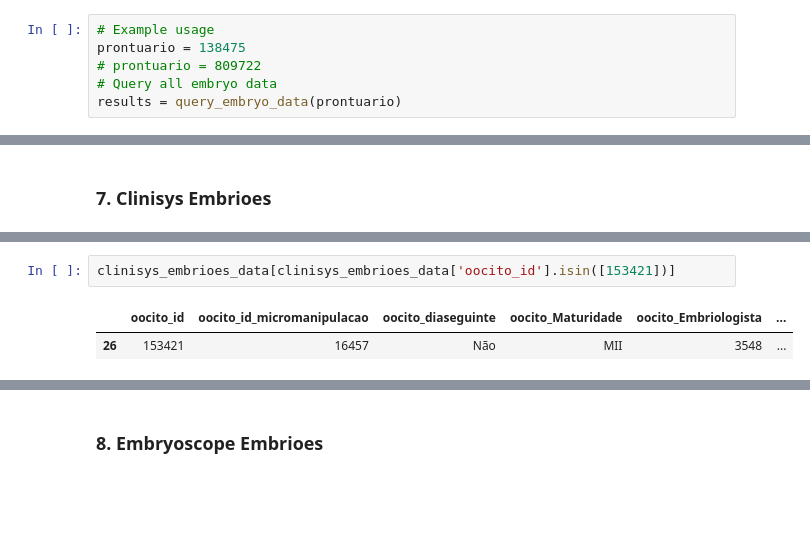
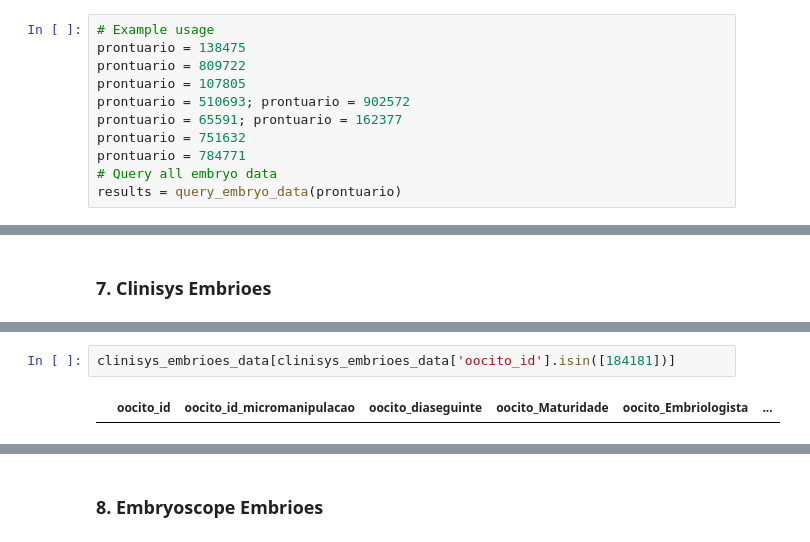
Before and after one commit to bobbypestana/embryoscope-extraction, a Jupyter notebook: data_lake_scripts/explore/query_embryo_data_v1.ipynb, the cells around one changed output, grey strips where cells are left out. Cells and saved outputs as stored; diff of their text form; blank space fills up the shorter version.

```diff
--- a/data_lake_scripts/explore/query_embryo_data_v1.ipynb
+++ b/data_lake_scripts/explore/query_embryo_data_v1.ipynb
@@ -335,7 +335,12 @@ def query_embryo_data(prontuario):
 # %%
 # Example usage
 prontuario = 138475
-# prontuario = 809722
+prontuario = 809722
+prontuario = 107805
+prontuario = 510693; prontuario = 902572
+prontuario = 65591; prontuario = 162377
+prontuario = 751632
+prontuario = 784771
 # Query all embryo data
 results = query_embryo_data(prontuario)
 # %% [output]
@@ -503,8 +465,7 @@ Records: 37
 # %%
-clinisys_embrioes_data[clinisys_embrioes_data['oocito_id'].isin([153421])]
+clinisys_embrioes_data[clinisys_embrioes_data['oocito_id'].isin([184181])]
 # %% [output]
 |  | oocito_id | oocito_id_micromanipulacao | oocito_diaseguinte | oocito_Maturidade | oocito_Embriologista | ... |
-| 26 | 153421 | 16457 | Não | MII | 3548 | ... |
 # %%
 colunas = [
     'oocito_id','oocito_id_micromanipulacao', 'oocito_embryo_number', 'oocito_TCD',
```
Also changed, not shown: parts of 18 cells of this notebook, 15 other files.
